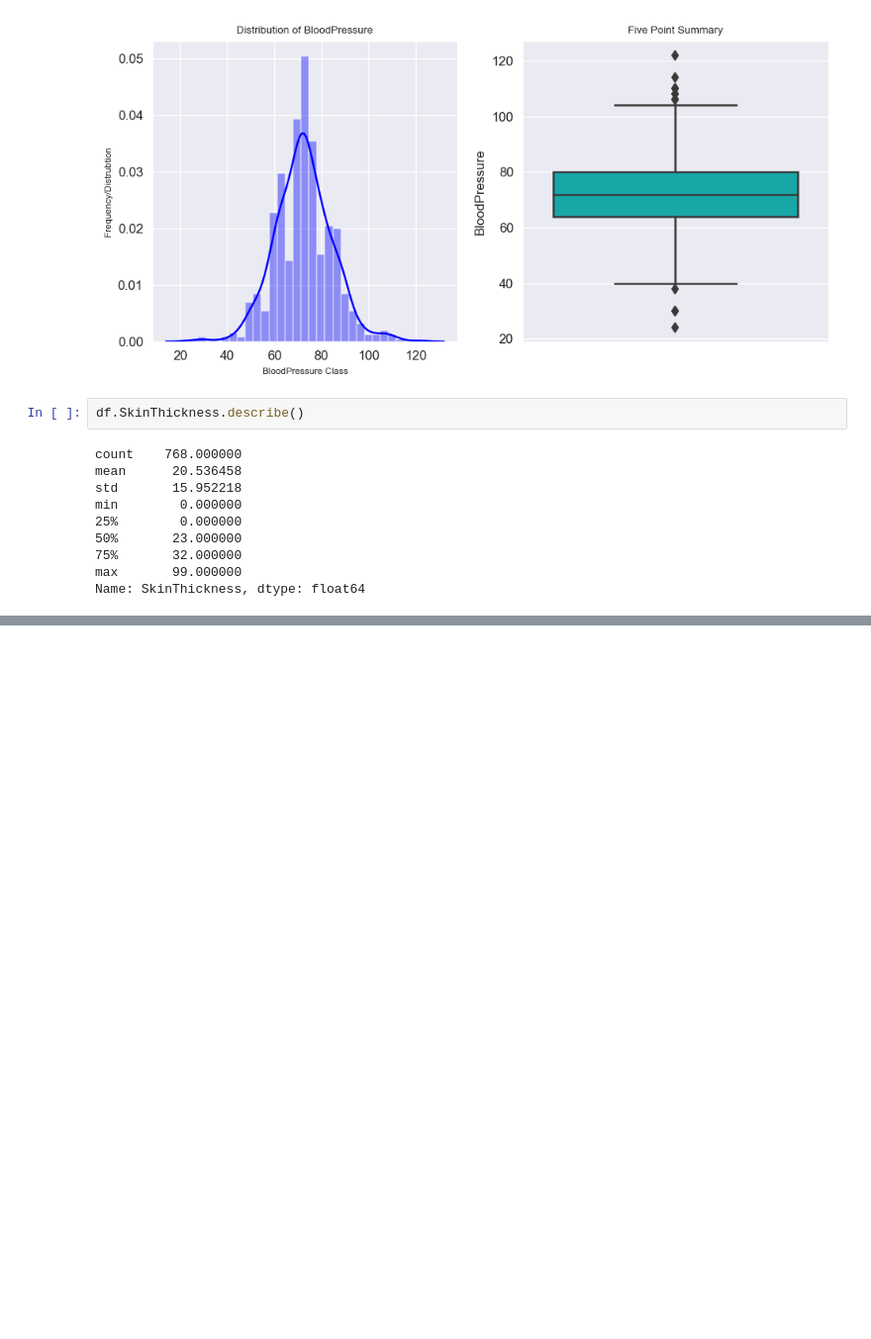
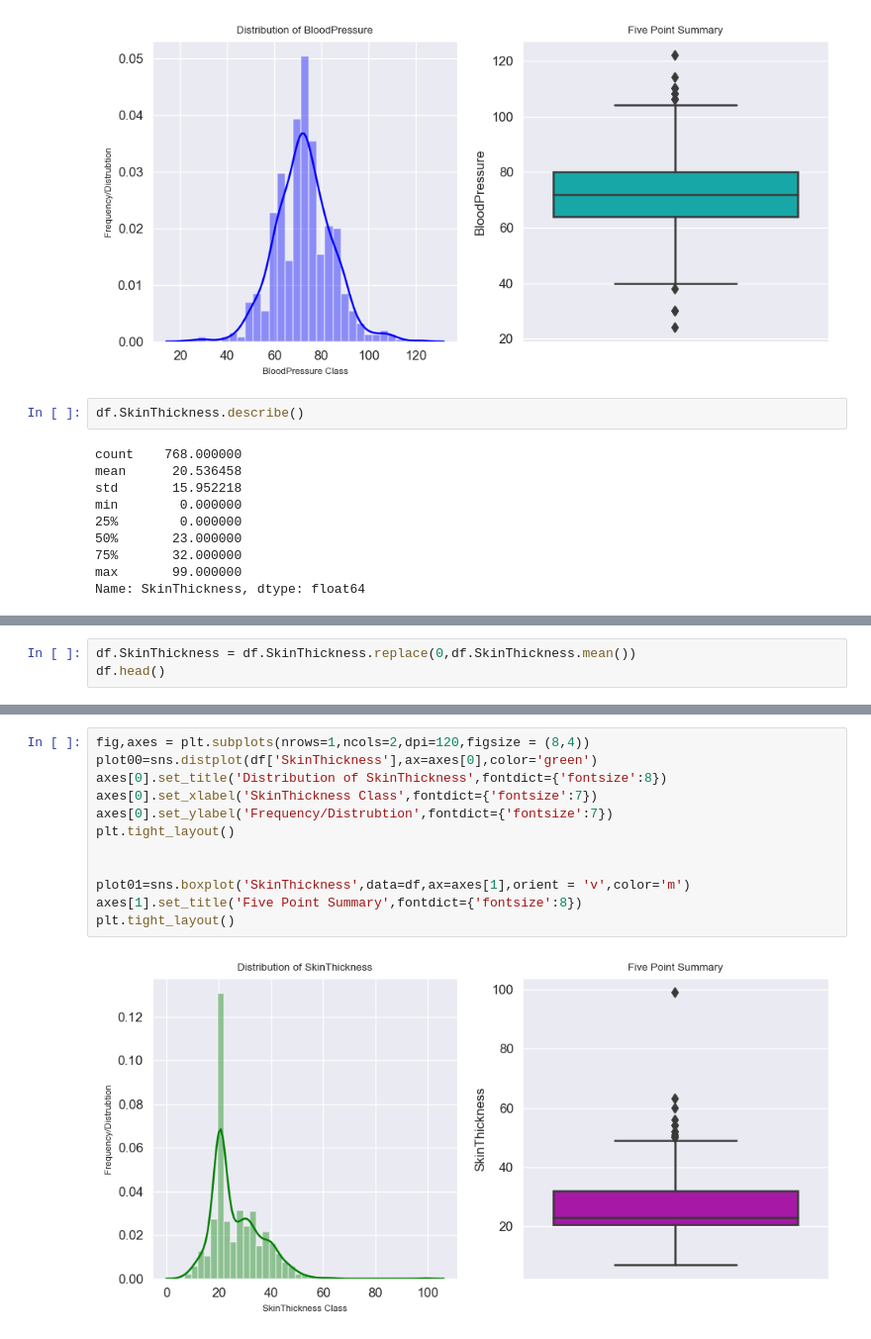
Before and after one commit to javagarm/Curneu-Assessment, a Jupyter notebook: Problem_Statement_2.ipynb, the cells around one changed output, grey strips where cells are left out. Shown at 99% size. Cells and saved outputs as stored; diff of their text form; blank space fills up the shorter version.

```diff
--- a/Problem_Statement_2.ipynb
+++ b/Problem_Statement_2.ipynb
@@ -431,0 +469,3 @@ Name: SkinThickness, dtype: float64
+# %%
+df.SkinThickness = df.SkinThickness.replace(0,df.SkinThickness.mean())
+df.head()
@@ -431,0 +479,14 @@ Name: SkinThickness, dtype: float64
+# %%
+fig,axes = plt.subplots(nrows=1,ncols=2,dpi=120,figsize = (8,4))
+plot00=sns.distplot(df['SkinThickness'],ax=axes[0],color='green')
+axes[0].set_title('Distribution of SkinThickness',fontdict={'fontsize':8})
+axes[0].set_xlabel('SkinThickness Class',fontdict={'fontsize':7})
+axes[0].set_ylabel('Frequency/Distrubtion',fontdict={'fontsize':7})
+plt.tight_layout()
+
+
+plot01=sns.boxplot('SkinThickness',data=df,ax=axes[1],orient = 'v',color='m')
+axes[1].set_title('Five Point Summary',fontdict={'fontsize':8})
+plt.tight_layout()
+# %% [output]
+[figure, added]
```
Also changed, not shown: parts of 11 cells of this notebook.
